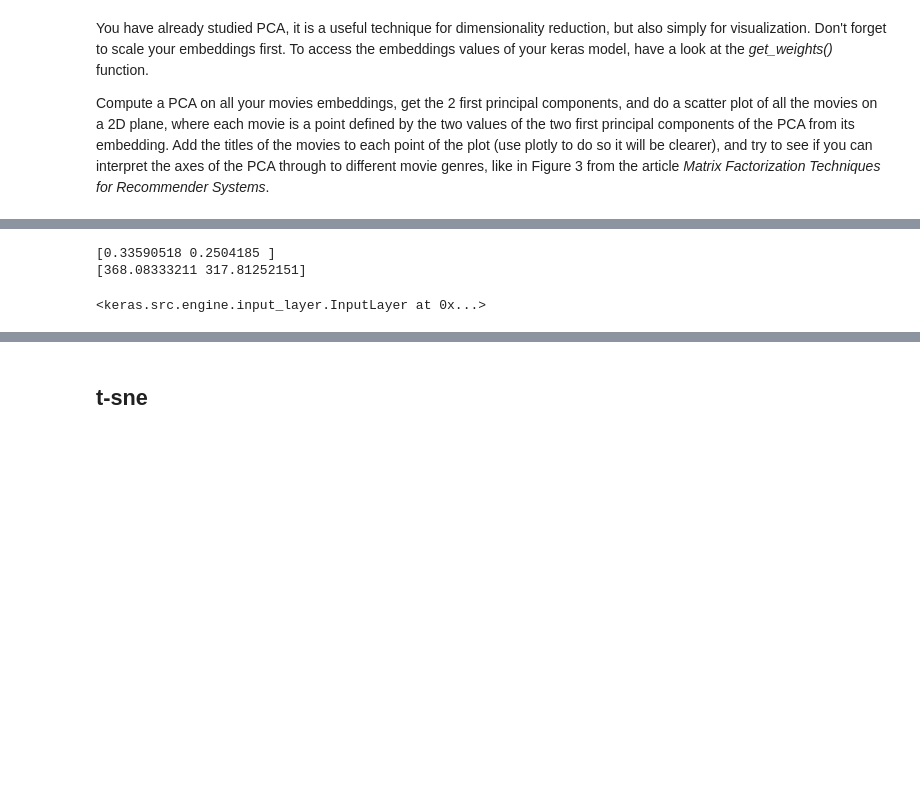
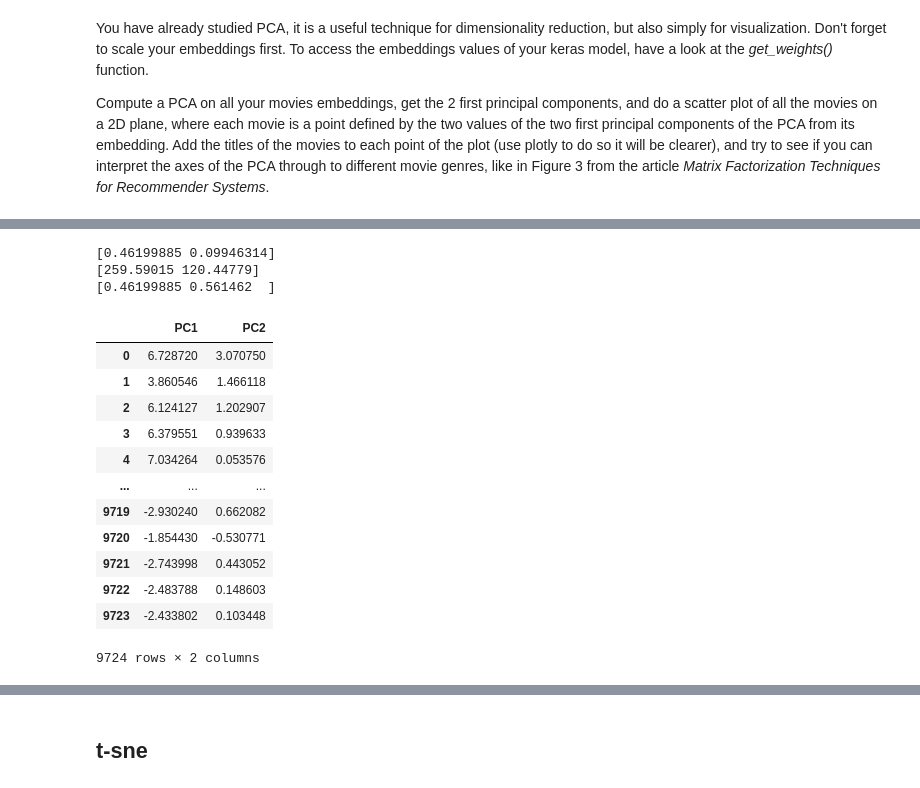
Before and after one commit to Impreccable/ML4, a Jupyter notebook: notebooks/Machine_Learning_4_Recommender_Systems.ipynb, the cells around one changed output, grey strips where cells are left out. Saved outputs shown, nothing was run; the diff lists cells and outputs as text; code cells hidden in the pictures; blank space fills up the shorter version.

```diff
--- a/notebooks/Machine_Learning_4_Recommender_Systems.ipynb
+++ b/notebooks/Machine_Learning_4_Recommender_Systems.ipynb
@@ -1016,14 +923,27 @@ IndentationError: expected an indented block (3631167465.py, line 17)
 # %%
 pca = PCA(n_components=2)
-pca.fit(data_scaled)
+embedding_df_pca = pca.fit_transform(embedding_df_scaled)
 
 print(pca.explained_variance_ratio_)
+print(pca.singular_values_)
+print (pca.explained_variance_ratio_.cumsum())
 
-print(pca.singular_values_)
+pca_df = pd.DataFrame(data=embedding_df_pca, columns=['PC1', 'PC2'])
+pca_df
 # %% [output]
-[0.33590518 0.2504185 ]
-[368.08333211 317.81252151]
+[0.46199885 0.09946314]
+[259.59015 120.44779]
+[0.46199885 0.561462  ]
+|  | PC1 | PC2 |
+| 0 | 6.728720 | 3.070750 |
+| 1 | 3.860546 | 1.466118 |
+| 2 | 6.124127 | 1.202907 |
+| 3 | 6.379551 | 0.939633 |
+| 4 | 7.034264 | 0.053576 |
+| ... | ... | ... |
+| 9719 | -2.930240 | 0.662082 |
+| 9720 | -1.854430 | -0.530771 |
+| 9721 | -2.743998 | 0.443052 |
+| 9722 | -2.483788 | 0.148603 |
+| 9723 | -2.433802 | 0.103448 |
+9724 rows × 2 columns
-# %%
-best_model.layers[0]
-# %% [output]
-<keras.src.engine.input_layer.InputLayer at 0x...>
```
Also changed, not shown: parts of 48 cells of this notebook, 18 other files.
